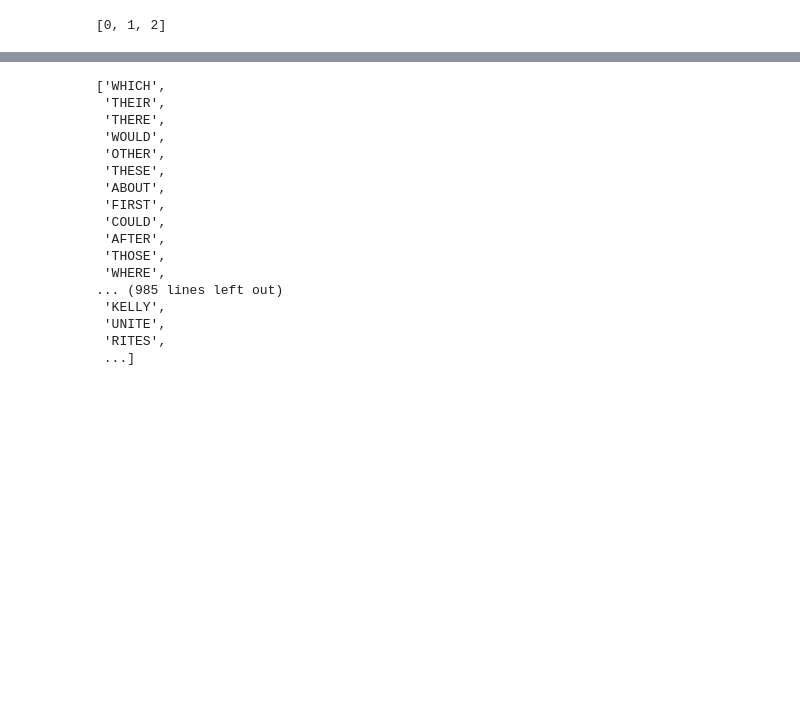
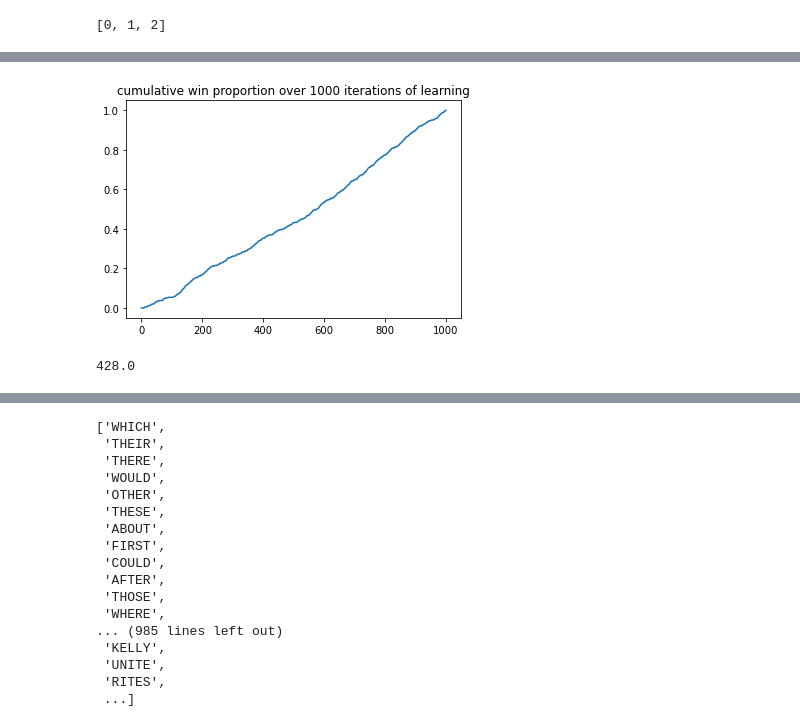
Before and after one commit to benton-anderson/wordle-opt, a Jupyter notebook: notebooks/wordl-player-gym-v0.ipynb, the cells around one changed output, grey strips where cells are left out. Saved outputs shown, nothing was run; the diff lists cells and outputs as text; code cells hidden in the pictures; blank space fills up the shorter version.

```diff
--- a/notebooks/wordl-player-gym-v0.ipynb
+++ b/notebooks/wordl-player-gym-v0.ipynb
@@ -408,0 +552,11 @@ value of next state 1
+# %%
+summed = []
+i=0
+for x in w1:
+    i+=x
+    summed.append(i/sum(w1))
+plt.plot(summed) ## how often do wins happen?
+plt.title('cumulative win proportion over 1000 iterations of learning')
+plt.savefig('plots/CDF_grn_absent_yel_v1.svg')
+# %% [output]
+[figure, added]
@@ -408,0 +565,4 @@ value of next state 1
+# %%
+sum(w1)
+# %% [output]
+428.0
```
Also changed, not shown: parts of 46 cells of this notebook.
